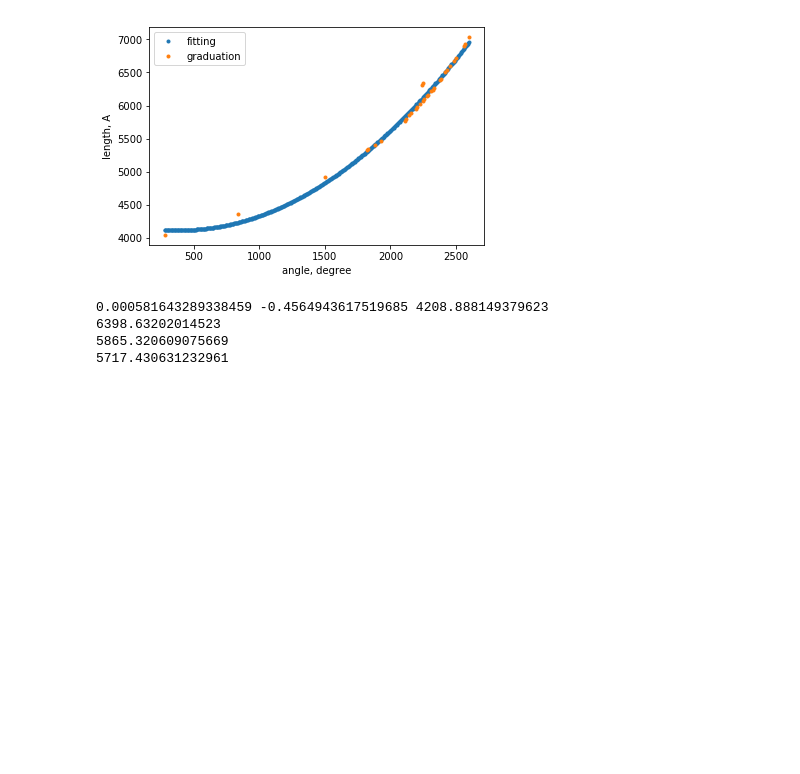
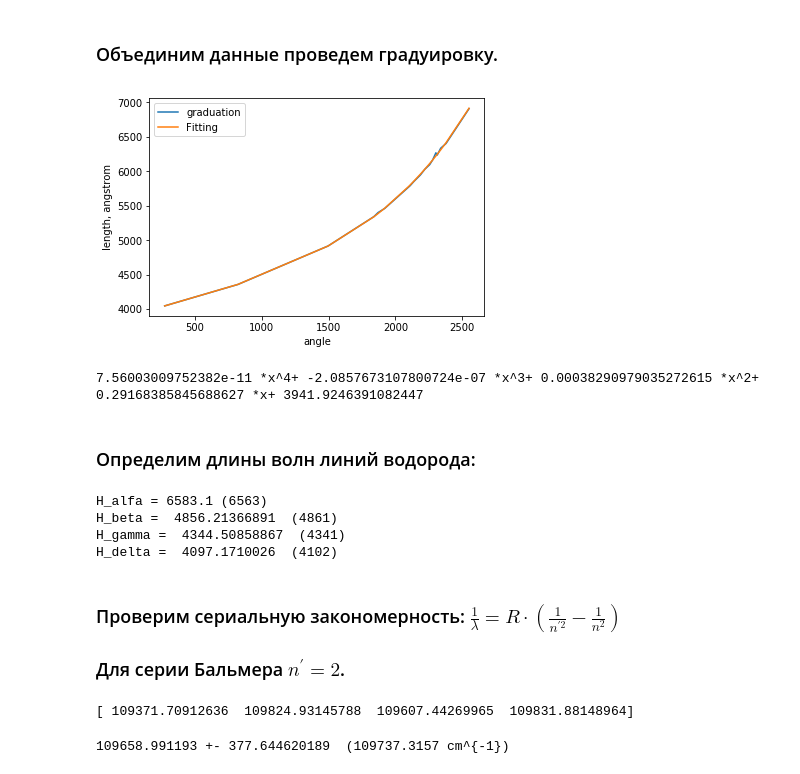
Before and after one commit to RobertVoropaev/QuantumPhysics, a Jupyter notebook: 2.2/2.2.ipynb, the cells around one changed output. Drawn from its saved outputs; the diff is of its cells as text; code cells hidden in the pictures; blank space fills up the shorter version.

```diff
--- a/2.2/2.2.ipynb
+++ b/2.2/2.2.ipynb
@@ -8,8 +7,5 @@ import matplotlib.pyplot as plt
 import pandas as pd
 from scipy.optimize import curve_fit
 # %%
-def line(x, a, b):
-    return a * x + b
-
-def parabola(x, a, b, c):
-    return a*x*x + b*x + c
+def curve4(x, a, b, c, d, e):
+    return a * x**4 + b * x**3 + c * x**2 + d * x + e
@@ -16,31 +40,55 @@ def parabola(x, a, b, c):
+# %% [markdown]
+### Объединим данные проведем градуировку.
 # %%
-data = pd.read_csv('data/grad.csv', sep="\t")
-y = data.length
+data = pd.read_csv('data/summ.csv', sep = ',', encoding = 'latin1')
 x = data.angle
+y = data.leng
+plt.plot(x, y, label = 'graduation')
 
-x1 = x.copy()
-y1 = y.copy()
-res = curve_fit(f = parabola, xdata = x1, ydata = y1)
+res = curve_fit(f = curve4, xdata = x, ydata = y)
 popt, pcov = res
-x = np.linspace(x1.min(), x1.max(), 400)
-plt.plot(x, parabola(x, *popt),".", label = 'fitting')
-plt.plot(x1, y1, ".", label = 'graduation', )
-plt.xlabel('angle, degree')
-plt.ylabel('length, A')
+plt.plot(x, curve4(x, *popt), label = 'Fitting')
+a, b, c, d, e, = popt
+plt.xlabel('angle')
+plt.ylabel('length, angstrom')
 plt.legend(loc = 0)
 plt.show()
 
-print(*popt)
-
-fi1 = parabola(2372, *popt)
-fi2 = parabola(2125, *popt)
-fi3 = parabola(2050, *popt)
-print(fi1)
-print(fi2)
-print(fi3)
+print(a,"*x^4+", b,"*x^3+", c,"*x^2+", d,"*x+", e)
 # %% [output]
-[figure, old version]
+[figure, new version]
-0.000581643289338459 -0.4564943617519685 4208.888149379623
-6398.63202014523
-5865.320609075669
-5717.430631232961
+7.56003009752382e-11 *x^4+ -2.0857673107800724e-07 *x^3+ 0.00038290979035272615 *x^2+ 0.29168385845688627 *x+ 3941.9246391082447
+# %% [markdown]
+### Определим длины волн линий  водорода:
+# %%
+H_alfa = a * 2440**4 + b * 2440**3 + c * 2440**2 + d * 2440 + e
+H_beta = a * 1438**4 + b * 1438**3 + c * 1438**2 + d * 1438 + e
+H_gamma = a * 800**4 + b * 800**3 + c * 800**2 + d * 800 + e
+H_delta = a * 378**4 + b * 378**3 + c * 378**2 + d * 378 + e
+print("H_alfa = {:.1f} (6563)".format(H_alfa))
+print("H_beta = ", H_beta, " (4861)")
+print("H_gamma = ", H_gamma, " (4341)")
+print("H_delta = ", H_delta, " (4102)")
+# %% [output]
+H_alfa = 6583.1 (6563)
+H_beta =  4856.21366891  (4861)
+H_gamma =  4344.50858867  (4341)
+H_delta =  4097.1710026  (4102)
+# %% [markdown]
+### Проверим сериальную закономерность: $\frac{1}{\lambda} = R \cdot (\frac{1}{n^{'2}} - \frac{1}{n^{2}})$
+### Для серии Бальмера $n^{'} = 2$.
+# %%
+R = np.zeros(4)
+R[0] = 1 / (H_alfa * ((1 / 4) - (1 / 9))) * 10**8
+R[1] = 1 / (H_beta  * ((1 / 4) - (1 / 16))) * 10**8
+R[2] = 1 / (H_gamma * ((1 / 4) - (1 / 25))) * 10**8
+R[3] = 1 / (H_delta * ((1 / 4) - (1 / 36))) * 10**8
+print(R)
+# %% [output]
+[ 109371.70912636  109824.93145788  109607.44269965  109831.88148964]
+# %%
+R_ex = (R[0] + R[1] + R[2] + R[3]) / 4
+delta = ((R_ex - R[0])**2 + (R_ex - R[1])**2 + (R_ex - R[2])**2 + (R_ex - R[3])**2) ** 0.5
+print(R_ex,"+-", delta, " (109737.3157 cm^{-1})")
+# %% [output]
+109658.991193 +- 377.644620189  (109737.3157 cm^{-1})
```
Also changed, not shown: parts of 10 cells of this notebook, 14 other files.
